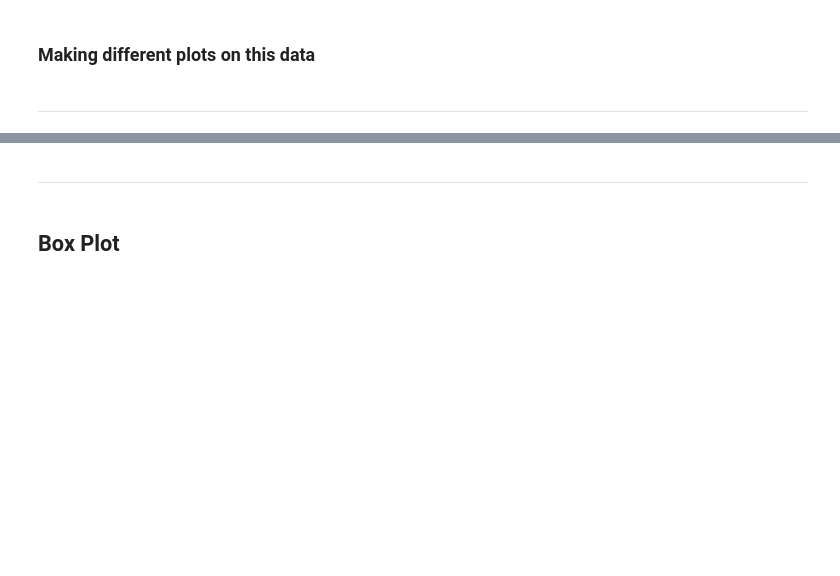
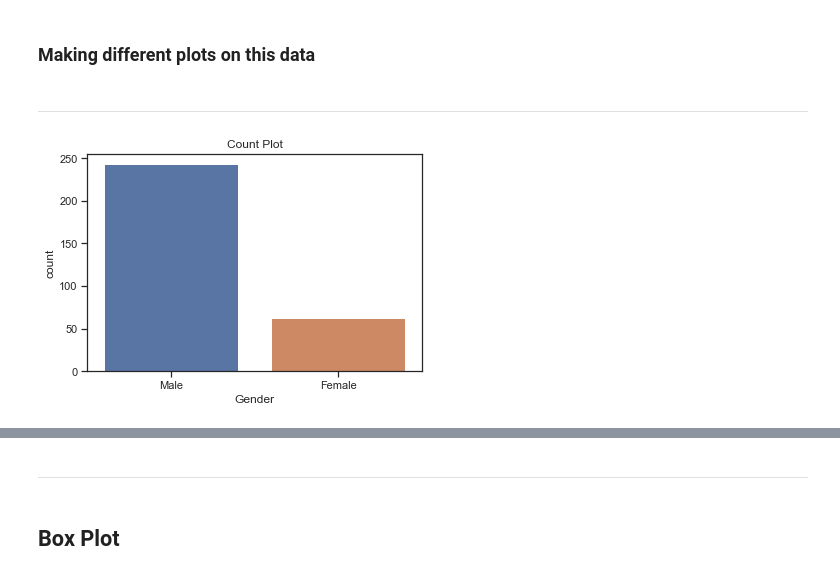
Before and after one commit to AmmarSadiq1/data_visualization, a Jupyter notebook: Data_visualization.ipynb, the cells around one changed output, grey strips where cells are left out. Saved outputs shown, nothing was run; the diff lists cells and outputs as text; code cells hidden in the pictures; blank space fills up the shorter version.

Commit message:
Plotted some graphs on sample data

```diff
--- a/Data_visualization.ipynb
+++ b/Data_visualization.ipynb
@@ -503,8 +503,8 @@ import pandas as pd
 sns.set_theme(style="ticks", color_codes=True)
 # %%
 # Step-3: Importing dataset
-day_02_data = pd.read_csv("data_viz.csv")
-print(day_02_data.head())
+sample_data = pd.read_csv("data_viz.csv")
+print(sample_data.head())
 # %% [output]
            Timestamp Gender    Age  Location Time_of_class_(pm)  \
 0  1/3/2022 19:09:29   Male  16-30  Pakistan              10:30
@@ -523,3 +523,10 @@ print(day_02_data.head())
 ### Making different plots on this data
 # %% [markdown]
 ---
+# %%
+# Step-4: Ploting  graph with one variable and title
+graph_1 = sns.countplot(x="Gender", data = sample_data)
+graph_1.set_title("Count Plot")
+plt.show()
+# %% [output]
+[figure, added]
```
Also changed, not shown: parts of 6 cells of this notebook.
